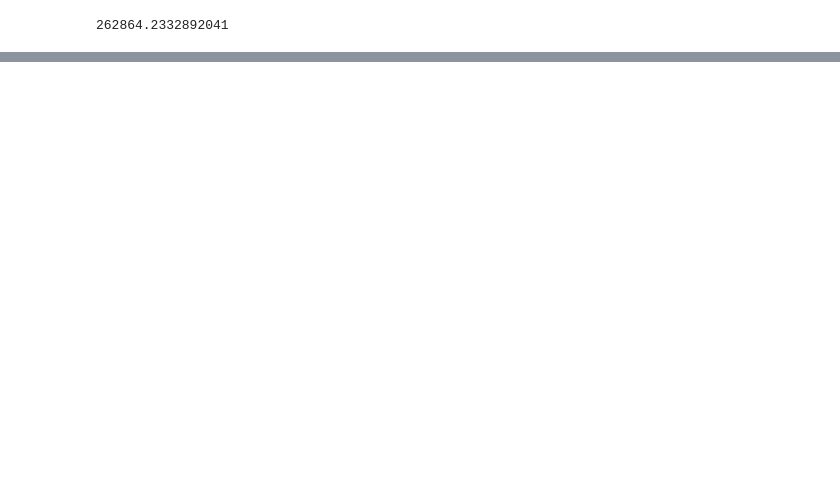
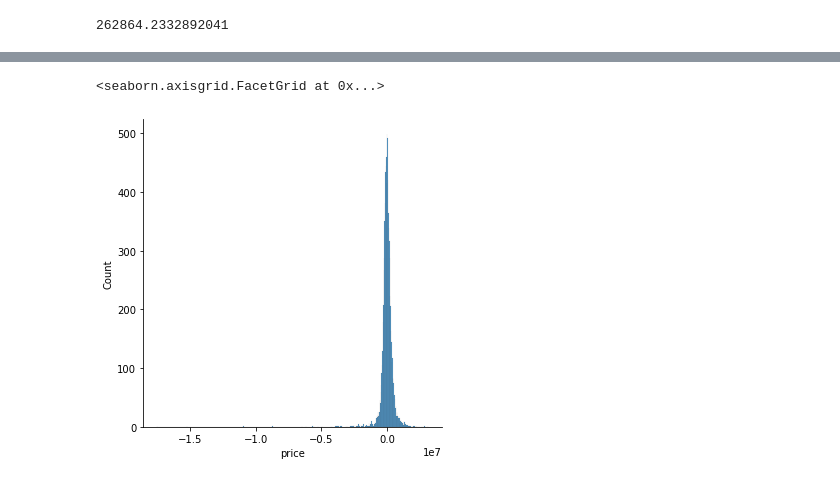
Before and after one commit to ewestrich/King-County-House-Sales, a Jupyter notebook: Daniel/project 2 .ipynb, the cells around one changed output, grey strips where cells are left out. Drawn from its saved outputs; the diff is of its cells as text; code cells hidden in the pictures; blank space fills up the shorter version.

```diff
--- a/Daniel/project 2 .ipynb
+++ b/Daniel/project 2 .ipynb
@@ -412,0 +370,5 @@ ValueError: Pandas data cast to numpy dtype of object. Check input data with np.
+# %%
+sns.displot(ss_preds - y_test)
+# %% [output]
+<seaborn.axisgrid.FacetGrid at 0x...>
+[figure, added]
```
Also changed, not shown: parts of 13 cells of this notebook.
